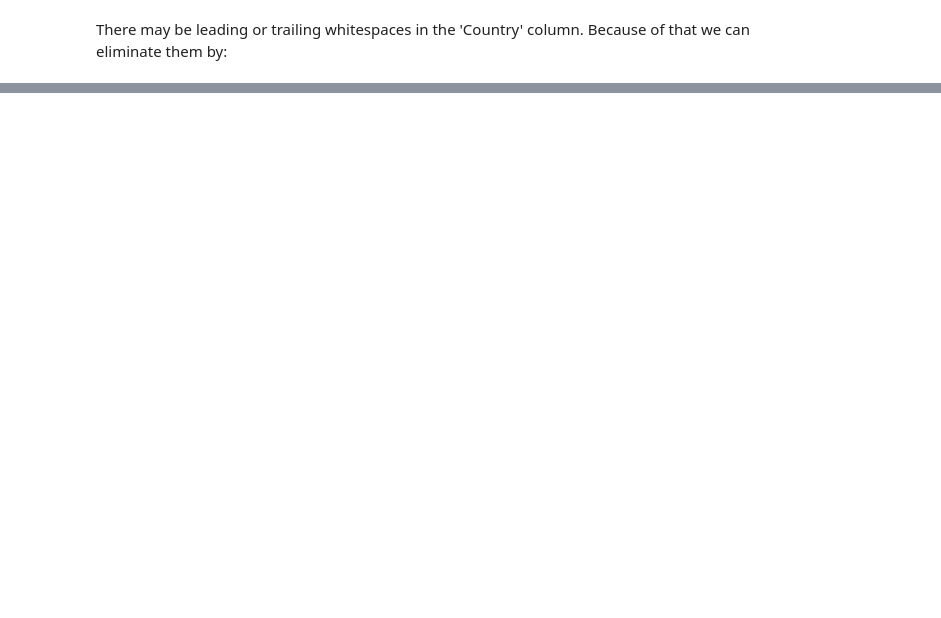
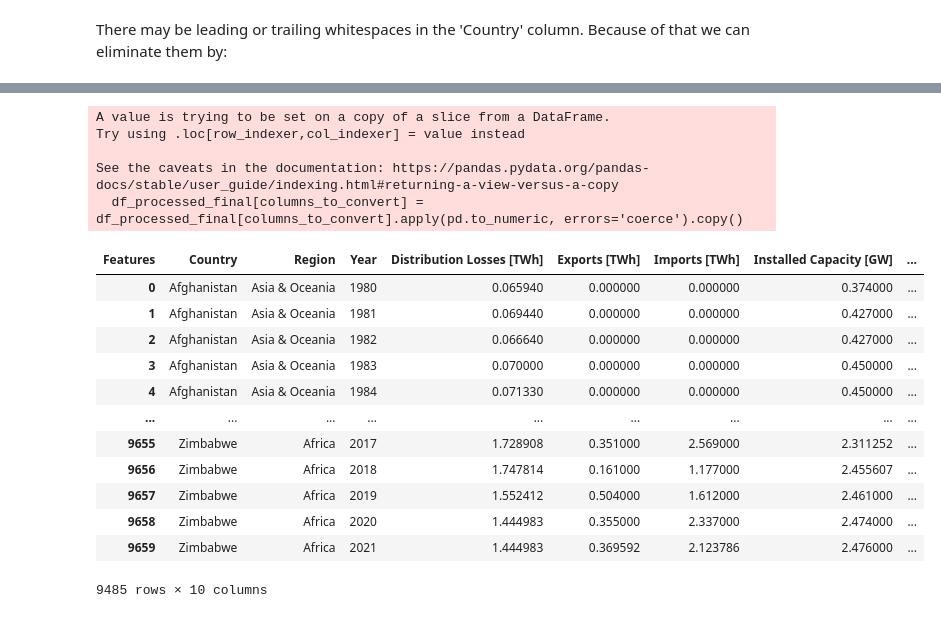
Before and after one commit to endritmustafa96/Global-Electricity-Consumption, a Jupyter notebook: 1. Notebook/Global_Electricity_Consumption.ipynb, the cells around one changed output, grey strips where cells are left out. Drawn from its saved outputs; the diff is of its cells as text; code cells hidden in the pictures; blank space fills up the shorter version.

```diff
--- a/1. Notebook/Global_Electricity_Consumption.ipynb
+++ b/1. Notebook/Global_Electricity_Consumption.ipynb
@@ -157,0 +202,6 @@ df_processed_final['Country'] = df_processed_final['Country'].str.strip()
+# %%
+# Specifying countries to drop from df
+countries_to_drop = ['Micronesia', 'Northern Mariana Islands', 'Tuvalu', 'U.S. Territories']
+
+# Droping rows of the selected countries
+df_processed_final = df_processed_final[~df_processed_final['Country'].isin(countries_to_drop)]
@@ -157,0 +254,30 @@ df_processed_final['Country'] = df_processed_final['Country'].str.strip()
+# %%
+# Specifying columns to convert to numeric values.
+columns_to_convert = ['Year', 'Distribution Losses [TWh]', 'Exports [TWh]', 'Imports [TWh]',
+                       'Installed Capacity [GW]', 'Net Consumption [TWh]',
+                       'Net Generation [TWh]', 'Net Imports [TWh]']
+
+# Converting selected columns to numeric
+df_processed_final[columns_to_convert] = df_processed_final[columns_to_convert].apply(pd.to_numeric, errors='coerce').copy()
+
+# Now the specified columns are of type float in the DataFrame
+df_processed_final
+# %% [output]
+A value is trying to be set on a copy of a slice from a DataFrame.
+Try using .loc[row_indexer,col_indexer] = value instead
+
+See the caveats in the documentation: https://pandas.pydata.org/pandas-docs/stable/user_guide/indexing.html#returning-a-view-versus-a-copy
+  df_processed_final[columns_to_convert] = df_processed_final[columns_to_convert].apply(pd.to_numeric, errors='coerce').copy()
+| Features | Country | Region | Year | Distribution Losses [TWh] | Exports [TWh] | Imports [TWh] | Installed Capacity [GW] | ... |
+| 0 | Afghanistan | Asia & Oceania | 1980 | 0.065940 | 0.000000 | 0.000000 | 0.374000 | ... |
+| 1 | Afghanistan | Asia & Oceania | 1981 | 0.069440 | 0.000000 | 0.000000 | 0.427000 | ... |
+| 2 | Afghanistan | Asia & Oceania | 1982 | 0.066640 | 0.000000 | 0.000000 | 0.427000 | ... |
+| 3 | Afghanistan | Asia & Oceania | 1983 | 0.070000 | 0.000000 | 0.000000 | 0.450000 | ... |
+| 4 | Afghanistan | Asia & Oceania | 1984 | 0.071330 | 0.000000 | 0.000000 | 0.450000 | ... |
+| ... | ... | ... | ... | ... | ... | ... | ... | ... |
+| 9655 | Zimbabwe | Africa | 2017 | 1.728908 | 0.351000 | 2.569000 | 2.311252 | ... |
+| 9656 | Zimbabwe | Africa | 2018 | 1.747814 | 0.161000 | 1.177000 | 2.455607 | ... |
+| 9657 | Zimbabwe | Africa | 2019 | 1.552412 | 0.504000 | 1.612000 | 2.461000 | ... |
+| 9658 | Zimbabwe | Africa | 2020 | 1.444983 | 0.355000 | 2.337000 | 2.474000 | ... |
+| 9659 | Zimbabwe | Africa | 2021 | 1.444983 | 0.369592 | 2.123786 | 2.476000 | ... |
+9485 rows × 10 columns
```
Also changed, not shown: parts of 29 cells of this notebook.
